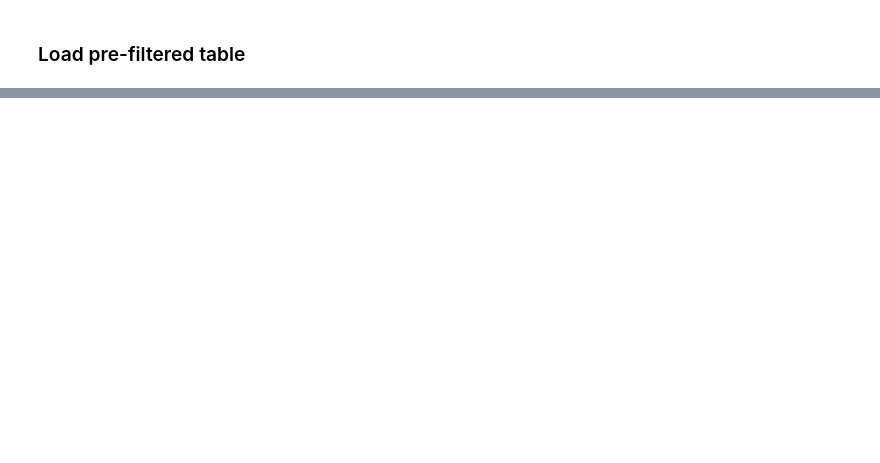
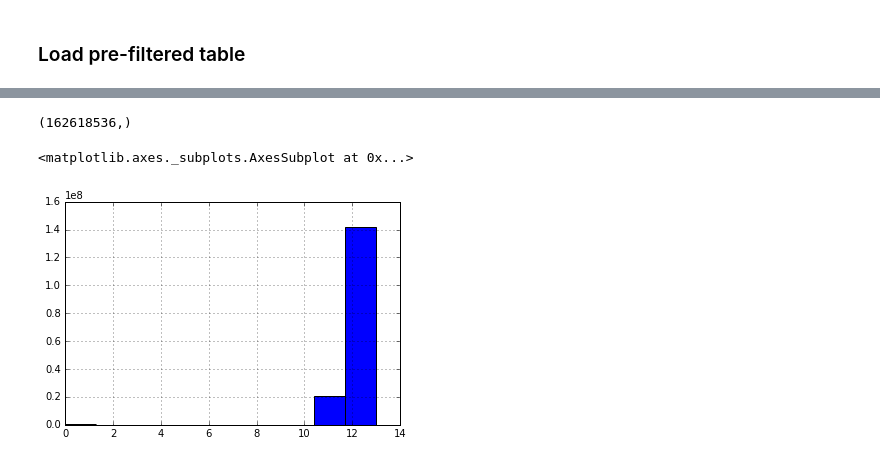
Before and after one commit to stuarteberg/random-hemibrain-notebooks, a Jupyter notebook: spark-focused.ipynb, the cells around one changed output, grey strips where cells are left out. Saved outputs shown, nothing was run; the diff lists cells and outputs as text; code cells hidden in the pictures; blank space fills up the shorter version.

Commit message:
wip: Uses old score calculation

```diff
--- a/spark-focused.ipynb
+++ b/spark-focused.ipynb
@@ -279,0 +277,2 @@ notebook-cluster--20180722.201030/  updated-tables/
+# %%
+all_onehop_scores = np.concatenate(onehop_scores)
@@ -279,0 +284,11 @@ notebook-cluster--20180722.201030/  updated-tables/
+# %%
+onehop_table.shape
+# %% [output]
+(162618536,)
+# %%
+onehop_df = pd.DataFrame(onehop_table)
+onehop_df['score'] = all_onehop_scores
+onehop_df['score'].hist()
+# %% [output]
+<matplotlib.axes._subplots.AxesSubplot at 0x...>
+[figure, added]
```
Also changed, not shown: parts of 101 cells of this notebook, 1 other file.
